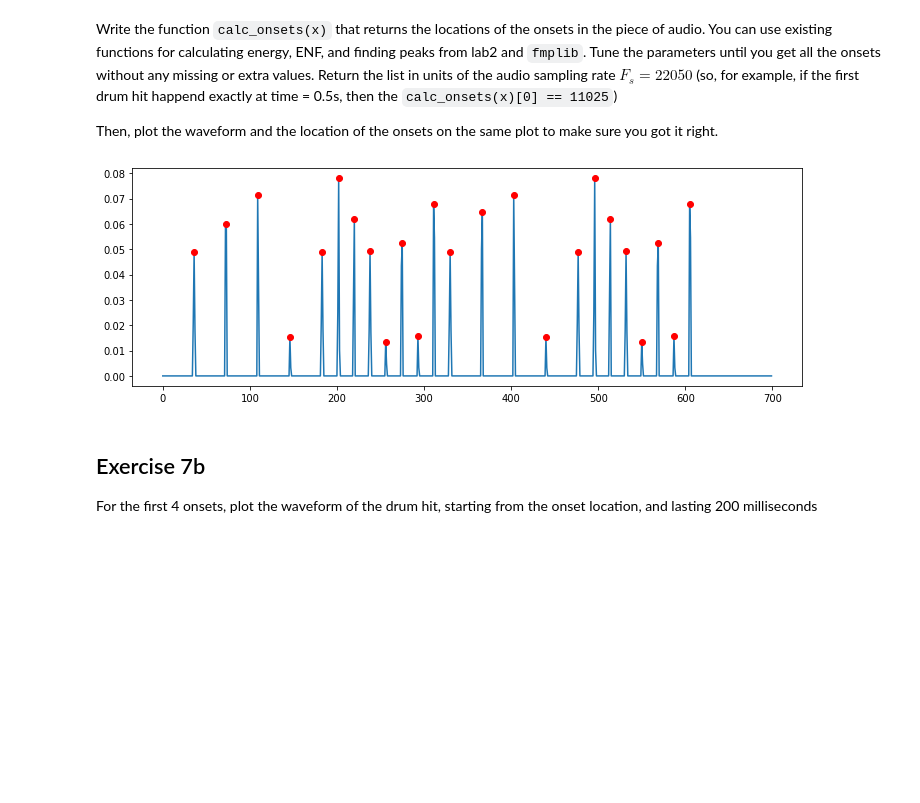
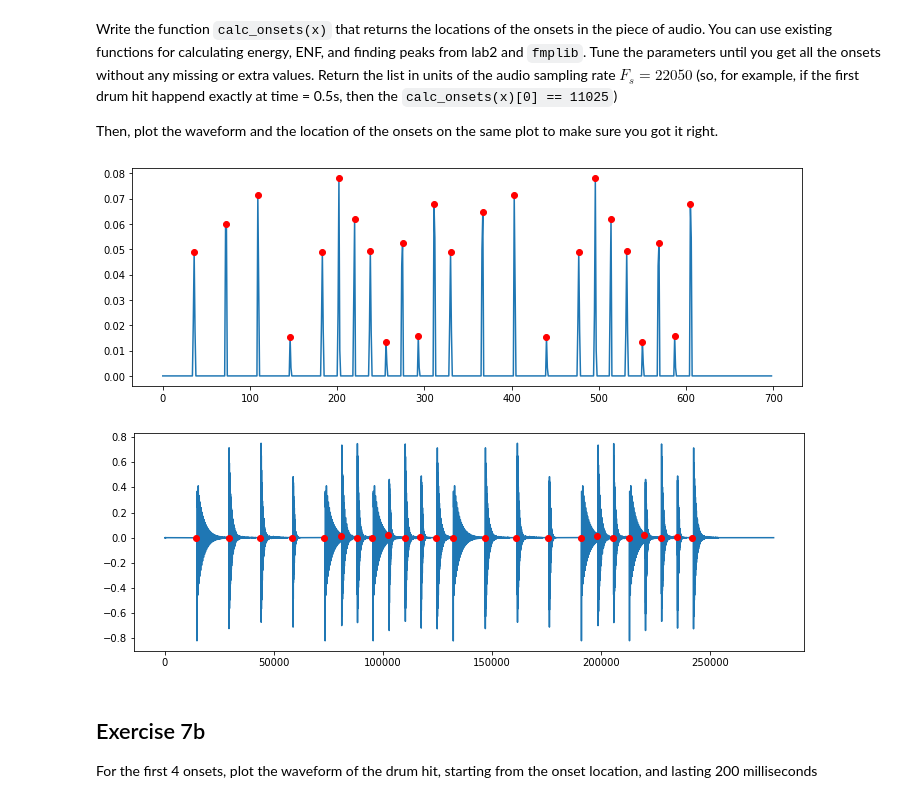
Before and after one commit to jmftrindade/digital_music_processing, a Jupyter notebook: 2_classifier/pset2.ipynb, the cells around one changed output. Saved outputs shown, nothing was run; the diff lists cells and outputs as text; code cells hidden in the pictures; blank space fills up the shorter version.

```diff
--- a/2_classifier/pset2.ipynb
+++ b/2_classifier/pset2.ipynb
@@ -250,35 +250,42 @@ Then, plot the waveform and the location of the onsets on the same plot to make
 # %%
 def calc_energy(x, win_len, hop_size):
     # pad the original sound at the beginning to get centered windows:
     x2 = np.pad(x, int(win_len/2), mode='constant')
     M = int(np.ceil(len(x2) / hop_size))
     m = np.zeros(M)
     for i in range(M):
         w = x2[i*hop_size:i*hop_size+win_len]
         m[i] = np.dot(w,w)/len(w)  # avg energy
     return m
 
 def calc_enf(x):
     e = np.diff(x)
     e[e < 0] = 0
     return e
 
 def calc_onsets(x):
     win_len = 800
     hop_size = 400
 
-    e = calc_energy(x, win_len, hop_size)
+    e = fmp.calc_energy(x, win_len, hop_size)
     enf = calc_enf(e)
     plt.plot(enf)
 
     xs = find_peaks(enf, 0.1)
     ys = [enf[i] for i in xs]
     plt.plot(xs, ys, 'ro')
     plt.show()
 
-calc_onsets(x7)
+    return np.array(xs) * hop_size
+
+onsets = calc_onsets(x7)
+ys = [x7[i] for i in onsets]
+plt.plot(x7)
+plt.plot(onsets, ys, 'ro')
+plt.show()
 # %% [output]
-[figure, old version]
+[figure, new version]
+[figure, added]
 # %% [markdown]
 ## Exercise 7b
 
```
Also changed, not shown: parts of 7 cells of this notebook, 1 other file.
